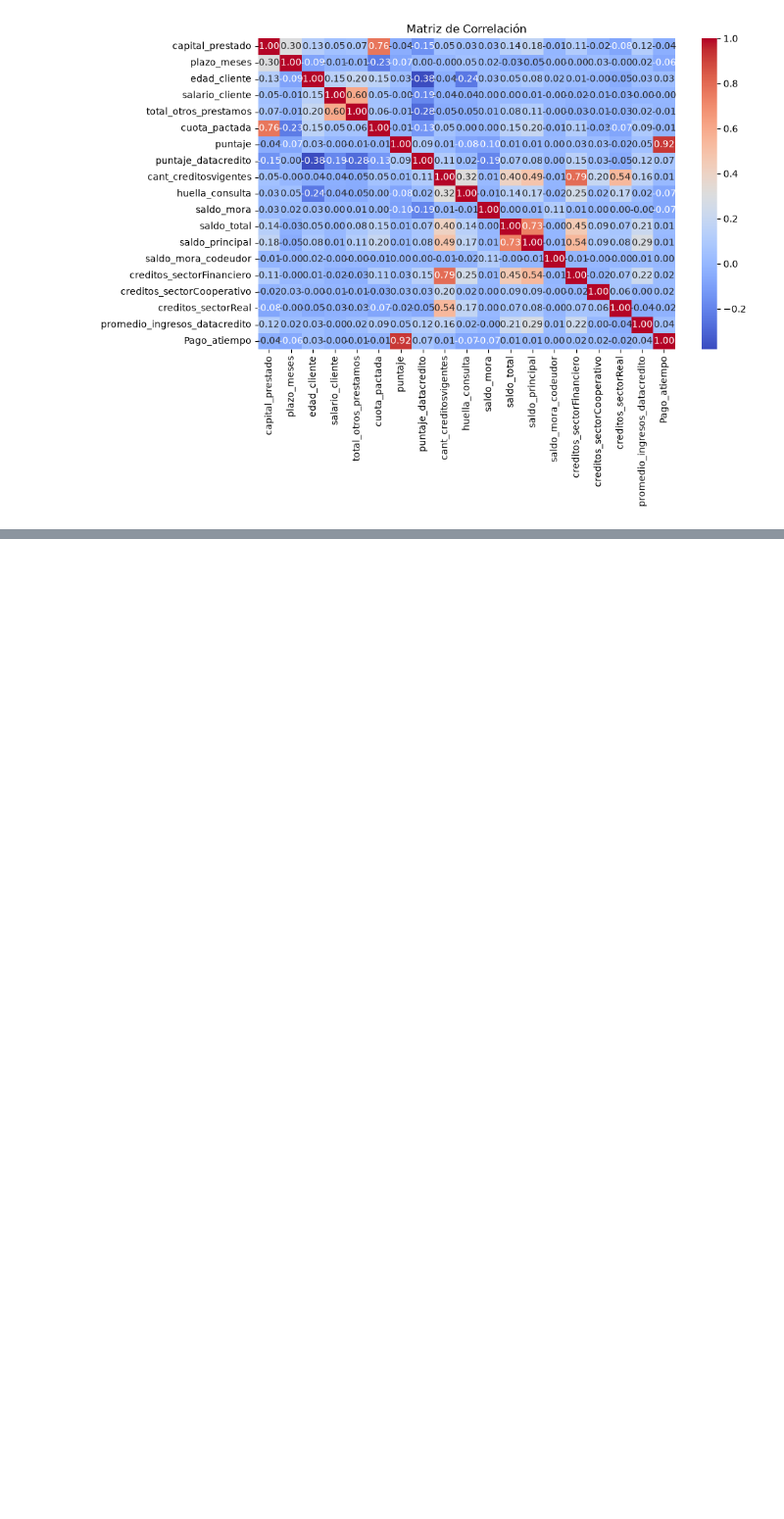
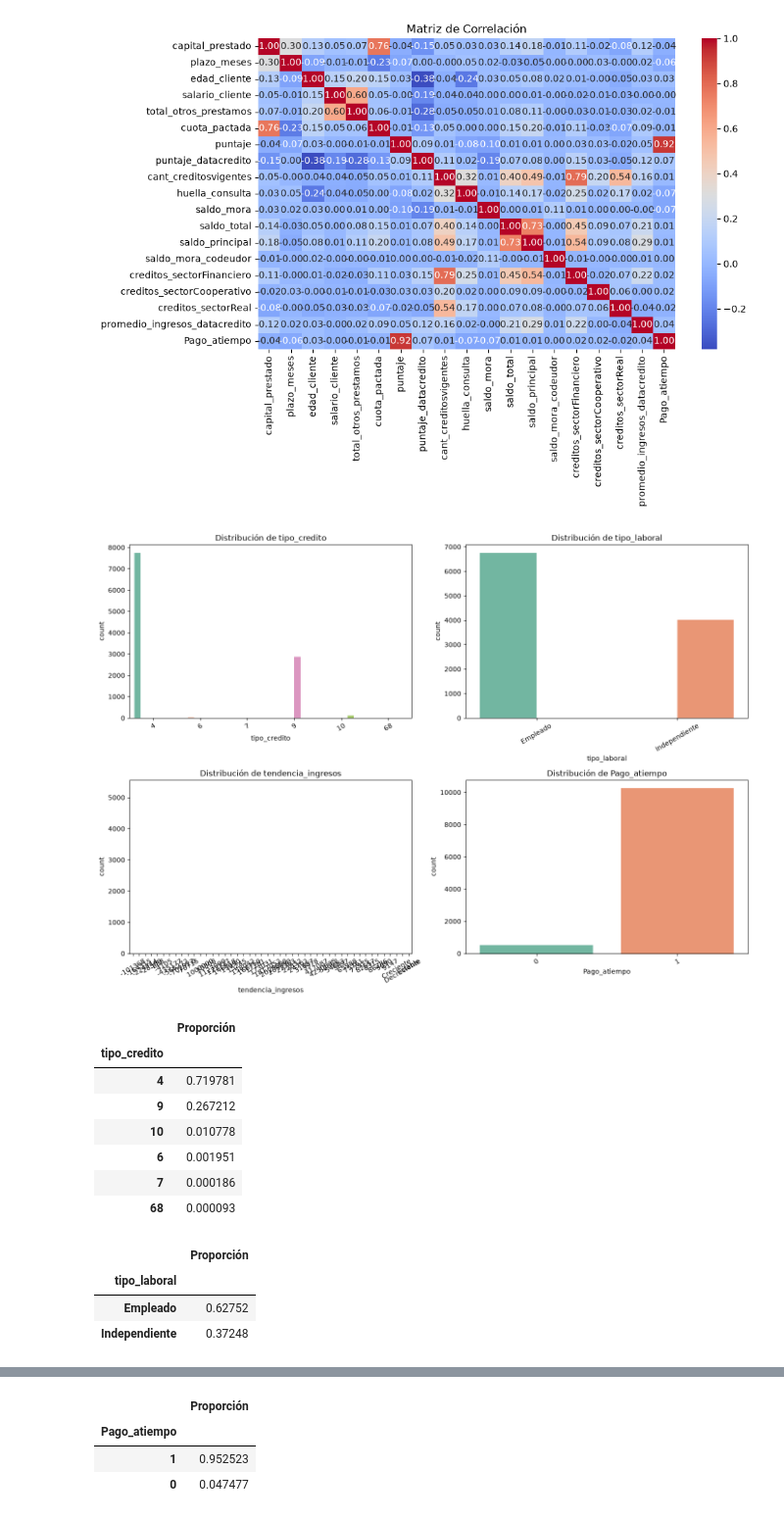
Before and after one commit to ItzCavi/mlops_repo_DCV, a Jupyter notebook: eda_analisis.ipynb, the cells around one changed output, grey strips where cells are left out. Shown at 98% size. Cells and saved outputs as stored; diff of their text form; code cells hidden in the pictures; blank space fills up the shorter version.

```diff
--- a/eda_analisis.ipynb
+++ b/eda_analisis.ipynb
@@ -84,3 +84,35 @@ Passing `palette` without assigning `hue` is deprecated and will be removed in v
   sns.boxplot(data=df, x='Pago_atiempo', y='puntaje_datacredito', palette='Set2')
 [figure]
 [figure]
+# %%
+# Gráficos de conteo para variables categóricas
+cat_cols = ['tipo_credito', 'tipo_laboral', 'tendencia_ingresos', 'Pago_atiempo']
+
+plt.figure(figsize=(14, 10))
+for i, col in enumerate(cat_cols, 1):
+    if col in df.columns:
+        plt.subplot(2, 2, i)
+        sns.countplot(data=df, x=col, palette='Set2', hue=col, legend=False)
+        plt.title(f'Distribución de {col}')
+        plt.xticks(rotation=30)
+plt.tight_layout()
+plt.show()
+
+# Resumen de frecuencias relativas
+for col in cat_cols:
+    if col in df.columns:
+        display(df[col].value_counts(normalize=True).rename("Proporción").to_frame())
+# %% [output]
+[figure, added]
+|  | Proporción |
+| tipo_credito |  |
+| 4 | 0.719781 |
+| 9 | 0.267212 |
+| 10 | 0.010778 |
+| 6 | 0.001951 |
+| 7 | 0.000186 |
+| 68 | 0.000093 |
+|  | Proporción |
+| tipo_laboral |  |
+| Empleado | 0.62752 |
+| Independiente | 0.37248 |
@@ -86,0 +137,4 @@ Passing `palette` without assigning `hue` is deprecated and will be removed in v
+|  | Proporción |
+| Pago_atiempo |  |
+| 1 | 0.952523 |
+| 0 | 0.047477 |
```
Also changed, not shown: parts of 2 cells of this notebook.
